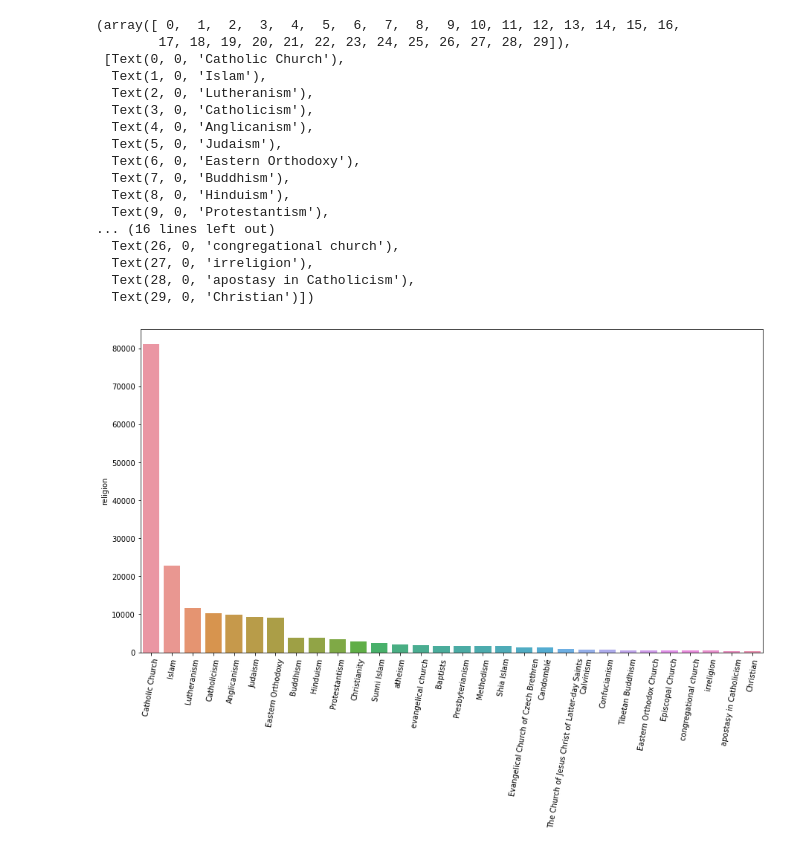
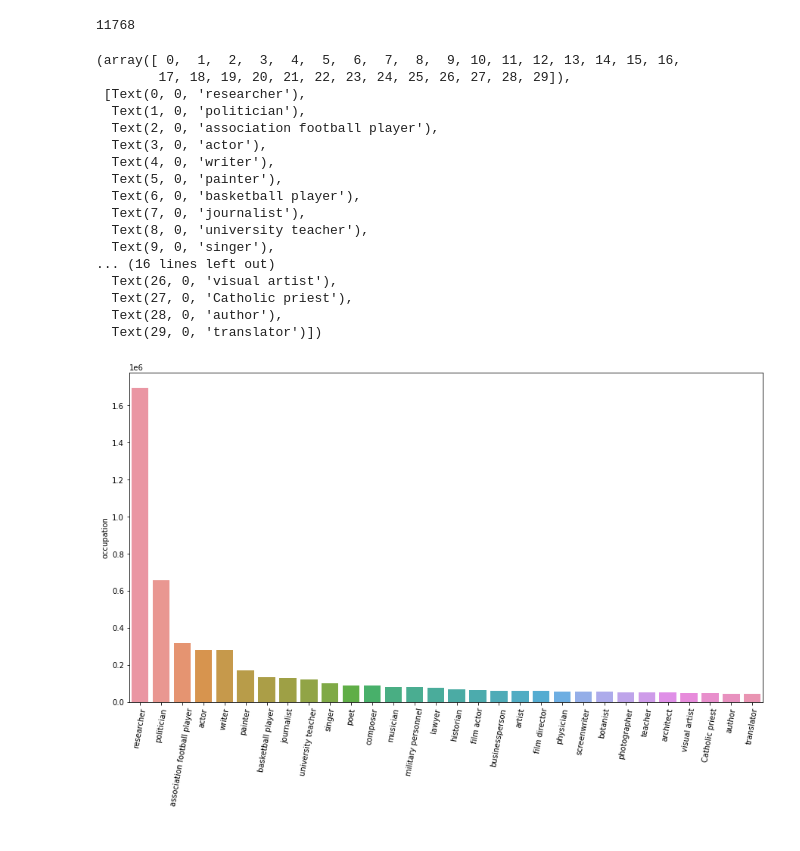
Before and after one commit to epfl-ada/ada-2021-project-avada-kedavra, a Jupyter notebook: speaker_filtering.ipynb, the cells around one changed output. Cells and saved outputs as stored; diff of their text form; code cells hidden in the pictures.

```diff
--- a/speaker_filtering.ipynb
+++ b/speaker_filtering.ipynb
@@ -48,24 +47,32 @@ plot = data_speakers.religion.explode().value_counts()
+# %%
+occupation = data_speakers.occupation.explode()
+occup = occupation.unique()
+occup.size
+# %% [output]
+11768
+# %%
+occupation_repartition = occupation.value_counts()
 # %%
-plot_h = plot.head(30)
+plot_h = occupation_repartition.head(30)
 plt.figure(figsize=(15, 8))
 sns.barplot(x= plot_h.index, y = plot_h)
 plt.xticks(rotation = 80)
 # %% [output]
 (array([ 0,  1,  2,  3,  4,  5,  6,  7,  8,  9, 10, 11, 12, 13, 14, 15, 16,
         17, 18, 19, 20, 21, 22, 23, 24, 25, 26, 27, 28, 29]),
- [Text(0, 0, 'Catholic Church'),
-  Text(1, 0, 'Islam'),
-  Text(2, 0, 'Lutheranism'),
-  Text(3, 0, 'Catholicism'),
-  Text(4, 0, 'Anglicanism'),
-  Text(5, 0, 'Judaism'),
-  Text(6, 0, 'Eastern Orthodoxy'),
-  Text(7, 0, 'Buddhism'),
-  Text(8, 0, 'Hinduism'),
-  Text(9, 0, 'Protestantism'),
+ [Text(0, 0, 'researcher'),
+  Text(1, 0, 'politician'),
+  Text(2, 0, 'association football player'),
+  Text(3, 0, 'actor'),
+  Text(4, 0, 'writer'),
+  Text(5, 0, 'painter'),
+  Text(6, 0, 'basketball player'),
+  Text(7, 0, 'journalist'),
+  Text(8, 0, 'university teacher'),
+  Text(9, 0, 'singer'),
 ... (16 lines left out)
-  Text(26, 0, 'congregational church'),
-  Text(27, 0, 'irreligion'),
-  Text(28, 0, 'apostasy in Catholicism'),
-  Text(29, 0, 'Christian')])
+  Text(26, 0, 'visual artist'),
+  Text(27, 0, 'Catholic priest'),
+  Text(28, 0, 'author'),
+  Text(29, 0, 'translator')])
-[figure, old version]
+[figure, new version]
```
Also changed, not shown: parts of 3 cells of this notebook.
